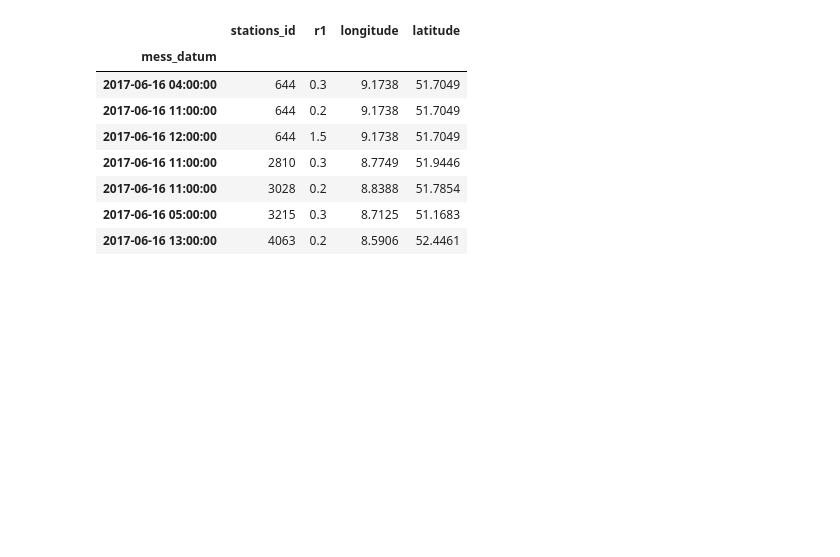
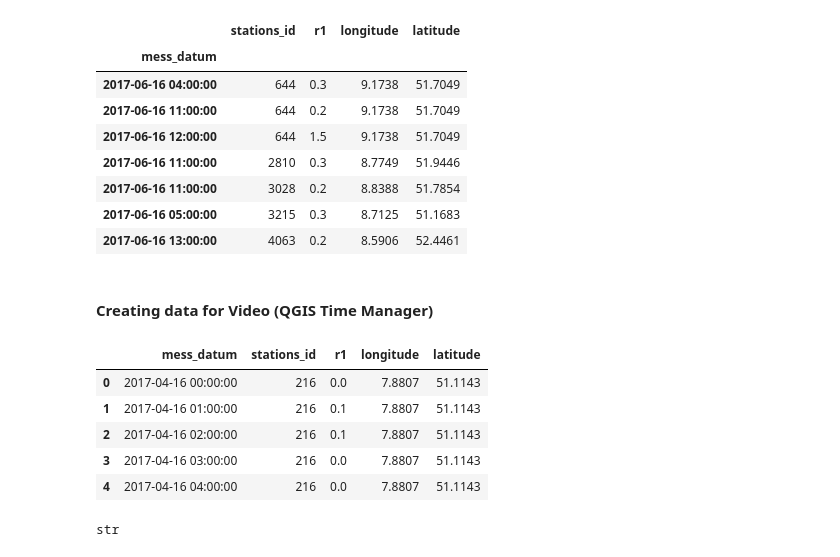
Before and after one commit to Shirvan1992/NDVI_analysis_NRW, a Jupyter notebook: python files/video_merge_timeSeries.ipynb, the cells around one changed output. Cells and saved outputs as stored; diff of their text form; code cells hidden in the pictures; blank space fills up the shorter version.

```diff
--- a/python files/video_merge_timeSeries.ipynb
+++ b/python files/video_merge_timeSeries.ipynb
@@ -626,3 +624,20 @@ df_appended_ts_4[df_appended_ts_june["r1"] >= 0.2]
 | 2017-06-16 11:00:00 | 3028 | 0.2 | 8.8388 | 51.7854 |
 | 2017-06-16 05:00:00 | 3215 | 0.3 | 8.7125 | 51.1683 |
 | 2017-06-16 13:00:00 | 4063 | 0.2 | 8.5906 | 52.4461 |
+# %% [markdown]
+#### Creating data for Video (QGIS Time Manager)
+# %%
+data_4 = pd.read_csv('C:/Users/Toshiba/Documents/GitHub/MIE_2.02_GeoInfo_WS2020/data/generated/DWD/hourly/precipitation/historical/prec_ts_appended_4.csv',sep=";")
+df_appended_ts1 = data_4
+df_appended_ts1.head()
+# %% [output]
+|  | mess_datum | stations_id | r1 | longitude | latitude |
+| 0 | 2017-04-16 00:00:00 | 216 | 0.0 | 7.8807 | 51.1143 |
+| 1 | 2017-04-16 01:00:00 | 216 | 0.1 | 7.8807 | 51.1143 |
+| 2 | 2017-04-16 02:00:00 | 216 | 0.1 | 7.8807 | 51.1143 |
+| 3 | 2017-04-16 03:00:00 | 216 | 0.0 | 7.8807 | 51.1143 |
+| 4 | 2017-04-16 04:00:00 | 216 | 0.0 | 7.8807 | 51.1143 |
+# %%
+type(df_appended_ts1.index[0])
+# %% [output]
+str
```
Also changed, not shown: parts of 14 cells of this notebook.
